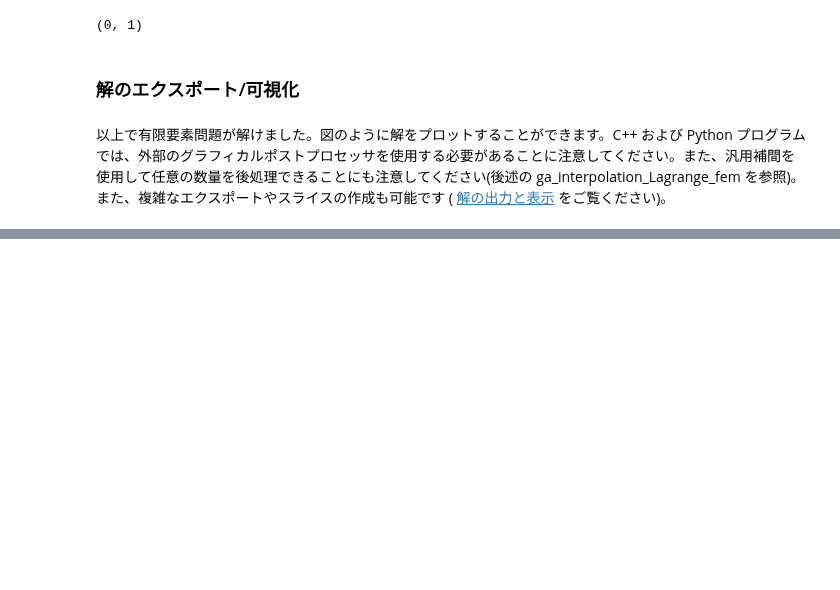
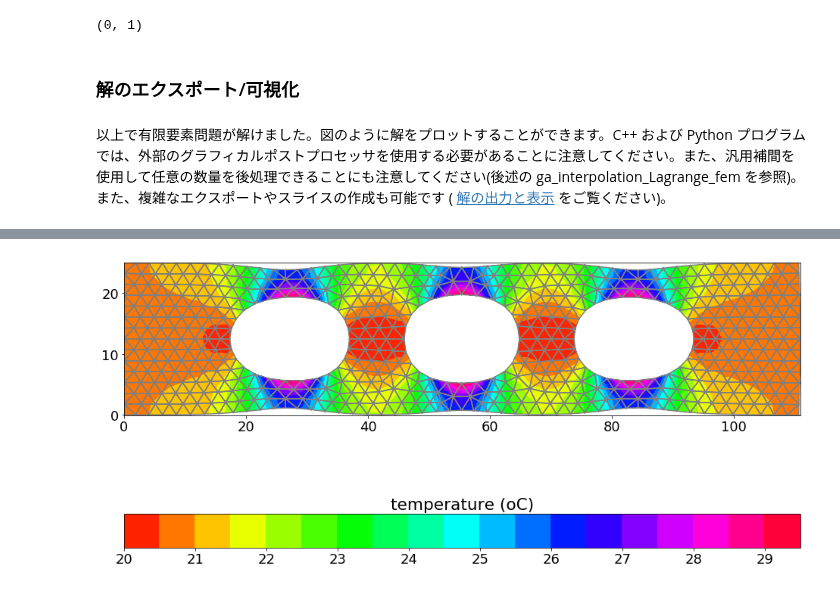
Before and after one commit to tkoyama010/Colaboratory, a Jupyter notebook: thermo_coupling.ipynb, the cells around one changed output, grey strips where cells are left out. Drawn from its saved outputs; the diff is of its cells as text; code cells hidden in the pictures; blank space fills up the shorter version.

```diff
--- a/thermo_coupling.ipynb
+++ b/thermo_coupling.ipynb
@@ -471,0 +433,18 @@ Notebook initialized with x3d backend.
+# %%
+reader = meshio.read("temperature.vtk")
+scale_factor = 100
+x = reader.points + scale_factor * displacement
+triangles = reader.cells["triangle"]
+point_data = reader.point_data["Temperature"]
+
+plt.rcParams["font.size"] = 18
+plt.rcParams["figure.figsize"] = (10.0, 6.0)
+plt.figure(figsize=(16, 16))
+plt.triplot(x[:, 0], x[:, 1], triangles, color="gray")
+contour = plt.tricontourf(x[:, 0], x[:, 1], triangles, point_data, 20, cmap="hsv")
+colorbar = plt.colorbar(contour, orientation="horizontal")
+colorbar.ax.set_title("temperature (oC)")
+plt.gca().set_aspect("equal")
+plt.savefig("temperature.svg")
+# %% [output]
+[figure, added]
```
Also changed, not shown: parts of 9 cells of this notebook.
